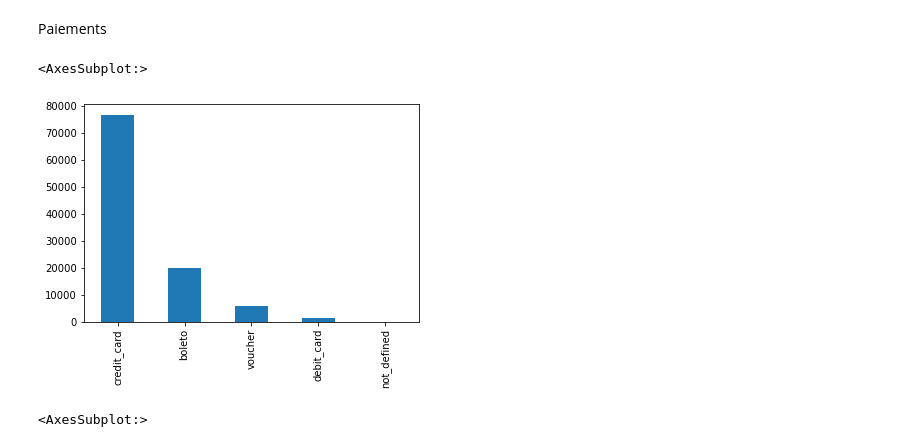
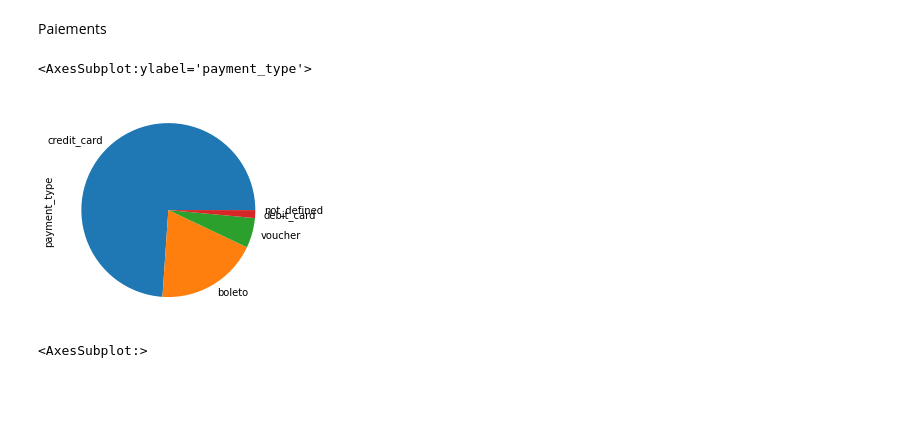
Before and after one commit to Grandpied33/OlistKaggle, a Jupyter notebook: src/Notebooks/SecondNotebook.ipynb, the cells around one changed output. Cells and saved outputs as stored; diff of their text form; code cells hidden in the pictures; blank space fills up the shorter version.

```diff
--- a/src/Notebooks/SecondNotebook.ipynb
+++ b/src/Notebooks/SecondNotebook.ipynb
@@ -83,10 +83,10 @@ df_olist_geolocation
 # %% [markdown]
 Paiements
 # %%
-df_olist_order_payments['payment_type'].value_counts().plot.bar()
+df_olist_order_payments['payment_type'].value_counts().plot.pie()
 # %% [output]
-<AxesSubplot:>
+<AxesSubplot:ylabel='payment_type'>
-[figure, old version]
+[figure, new version]
 # %%
 df_olist_order_payments['payment_sequential'].value_counts().plot(kind='bar')
 # %% [output]
```
Also changed, not shown: parts of 4 cells of this notebook, 2 other files.
